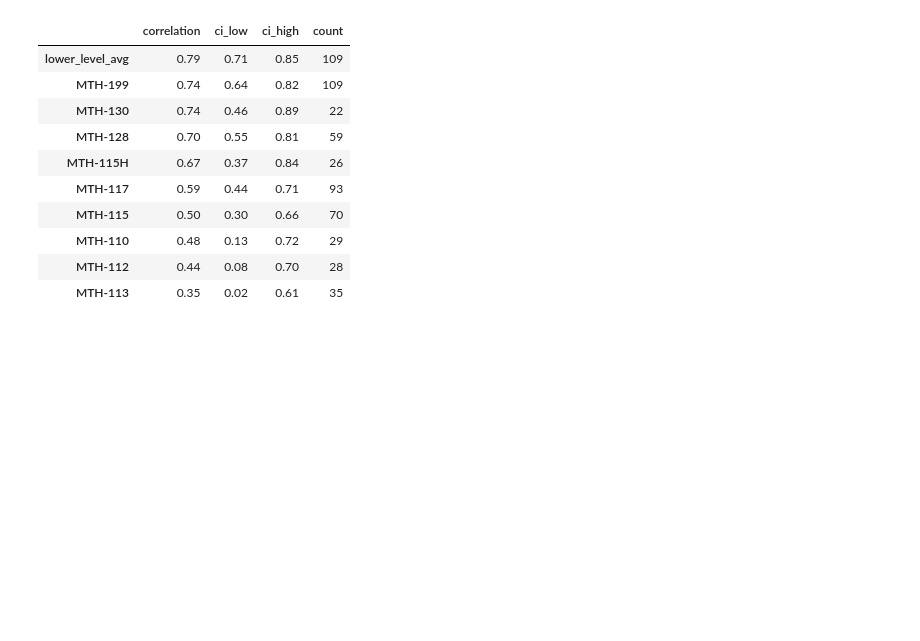
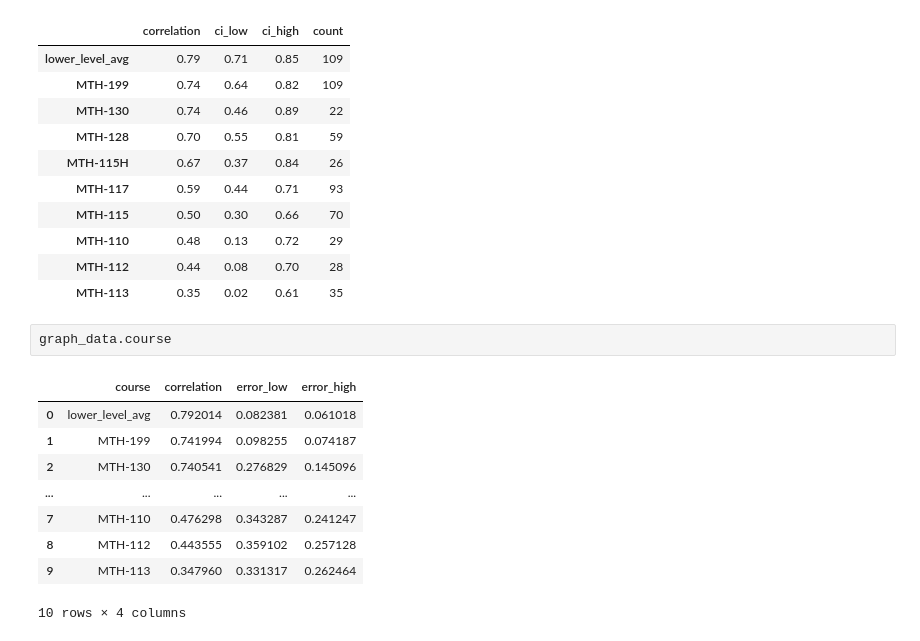
Before and after one commit to pmgasper/union_students, a Jupyter notebook: nb04_hypothesis_testing.ipynb, the cells around one changed output. Drawn from its saved outputs; the diff is of its cells as text; blank space fills up the shorter version.

```diff
--- a/nb04_hypothesis_testing.ipynb
+++ b/nb04_hypothesis_testing.ipynb
@@ -693,5 +696,17 @@ Correlation of GPA with upper level courses GPA
 | MTH-110 | 0.48 | 0.13 | 0.72 | 29 |
 | MTH-112 | 0.44 | 0.08 | 0.70 | 28 |
 | MTH-113 | 0.35 | 0.02 | 0.61 | 35 |
+# %%
+graph_data.course
+# %% [output]
+|  | course | correlation | error_low | error_high |
+| 0 | lower_level_avg | 0.792014 | 0.082381 | 0.061018 |
+| 1 | MTH-199 | 0.741994 | 0.098255 | 0.074187 |
+| 2 | MTH-130 | 0.740541 | 0.276829 | 0.145096 |
+| ... | ... | ... | ... | ... |
+| 7 | MTH-110 | 0.476298 | 0.343287 | 0.241247 |
+| 8 | MTH-112 | 0.443555 | 0.359102 | 0.257128 |
+| 9 | MTH-113 | 0.347960 | 0.331317 | 0.262464 |
+10 rows × 4 columns
 # %%
 # Plot correlations with upper level GPA
```
Also changed, not shown: parts of 5 cells of this notebook, 1 other file.
